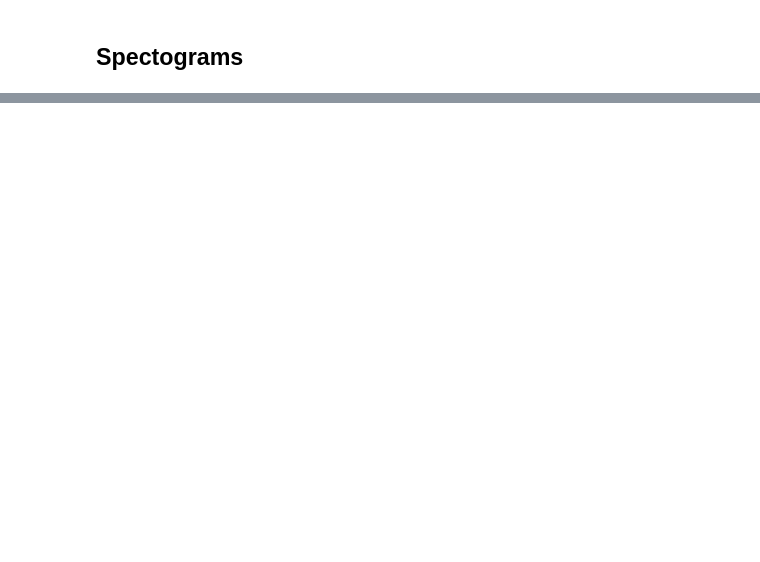
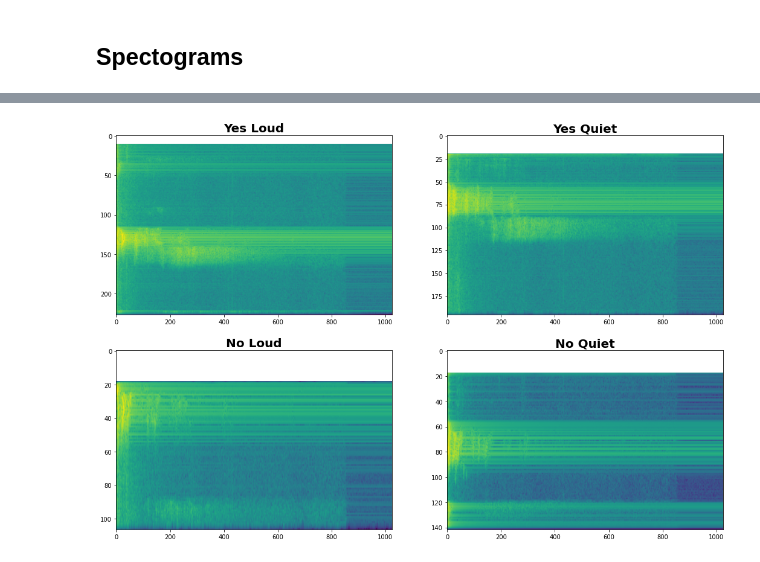
Before and after one commit to sergejhorvat/TinyML-Edx, a Jupyter notebook: Zeni_test.ipynb, the cells around one changed output, grey strips where cells are left out. Cells and saved outputs as stored; diff of their text form; code cells hidden in the pictures; blank space fills up the shorter version.

```diff
--- a/Zeni_test.ipynb
+++ b/Zeni_test.ipynb
@@ -249,19 +323,33 @@ fig.text(0.08, 0.5, 'Amplitude', {'fontsize':20, 'fontweight':'bold'}, va='cente
 # %%
 # Convert to spectrogram and display
 # adapted from https://aruno14.medium.com/comparaison-of-audio-representation-in-tensorflow-b6c33a83d77f
-spectrogram_yes_loud = tfio.audio.spectrogram(audio_yes_loud/1.0, nfft=2048, window=len(audio_yes_loud), stride=int(sr_yes_loud * 0.008))
-spectrogram_yes_quiet = tfio.audio.spectrogram(audio_yes_quiet/1.0, nfft=2048, window=len(audio_yes_quiet), stride=int(sr_yes_quiet * 0.008))
-spectrogram_no_loud = tfio.audio.spectrogram(audio_no_loud/1.0, nfft=2048, window=len(audio_no_loud), stride=int(sr_no_loud * 0.008))
-spectrogram_no_quiet = tfio.audio.spectrogram(audio_no_quiet/1.0, nfft=2048, window=len(audio_no_quiet), stride=int(sr_no_quiet * 0.008))
+spectrogram_yes_loud = tfio.audio.spectrogram(audio_yes_loud[:,0]/1.0,
+                                              nfft=2048,
+                                              window=len(audio_yes_loud[:,0]),
+                                              stride=512)
+spectrogram_yes_quiet = tfio.audio.spectrogram(audio_yes_quiet[:,0]/1.0,
+                                               nfft=2048,
+                                               window=len(audio_yes_quiet[:,0]),
+                                               stride=512)
+spectrogram_no_loud = tfio.audio.spectrogram(audio_no_loud[:,0]/1.0,
+                                             nfft=2048,
+                                             window=len(audio_no_loud[:,0]),
+                                             stride=512)
+spectrogram_no_quiet = tfio.audio.spectrogram(audio_no_quiet[:,0]/1.0,
+                                              nfft=2048,
+                                              window=len(audio_no_quiet[:,0]),
+                                              stride=512)
 
 # Plot the figure
 fig, ((ax1, ax2), (ax3, ax4)) = plt.subplots(nrows=2, ncols=2)
 ax1.imshow(tf.math.log(spectrogram_yes_loud).numpy(), aspect='auto')
 ax1.set_title("Yes Loud", {'fontsize':20, 'fontweight':'bold'})
 ax2.imshow(tf.math.log(spectrogram_yes_quiet).numpy(), aspect='auto')
 ax2.set_title("Yes Quiet", {'fontsize':20, 'fontweight':'bold'})
 ax3.imshow(tf.math.log(spectrogram_no_loud).numpy(), aspect='auto')
 ax3.set_title("No Loud", {'fontsize':20, 'fontweight':'bold'})
 ax4.imshow(tf.math.log(spectrogram_no_quiet).numpy(), aspect='auto')
 ax4.set_title("No Quiet", {'fontsize':20, 'fontweight':'bold'})
 fig.set_size_inches(18,12)
+# %% [output]
+[figure, added]
```
Also changed, not shown: parts of 19 cells of this notebook.
